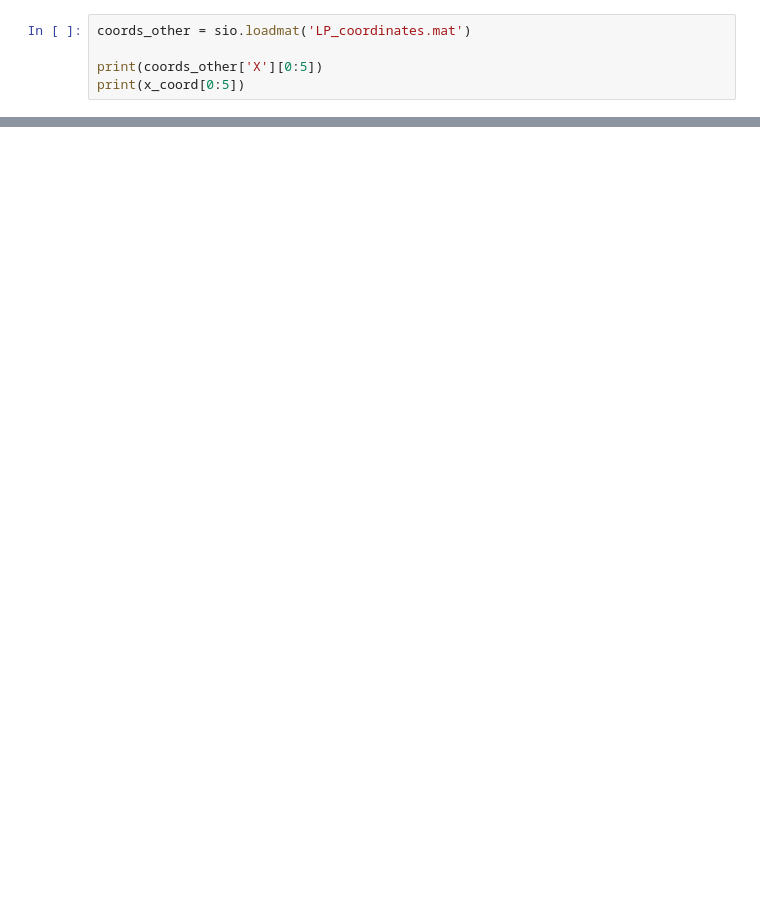
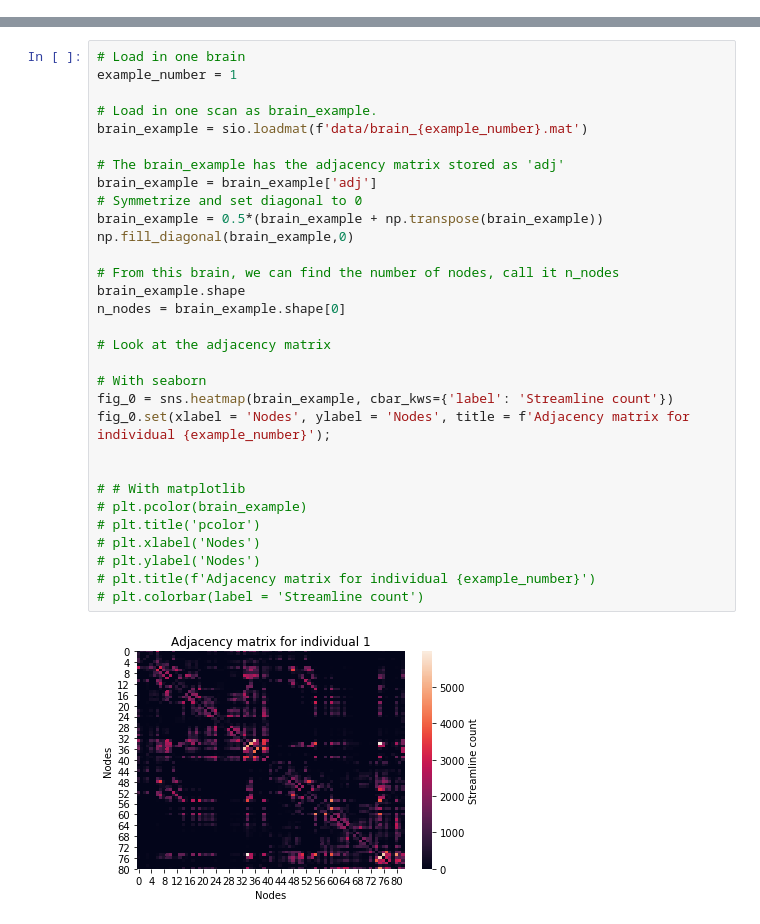
Before and after one commit to asizemore/ENM_375_lecture_code, a Jupyter notebook: lecture_5_02_04_2020/Lecture5_02_04_2020_dev.ipynb, the cells around one changed output, grey strips where cells are left out. Drawn from its saved outputs; the diff is of its cells as text; blank space fills up the shorter version.

```diff
--- a/lecture_5_02_04_2020/Lecture5_02_04_2020_dev.ipynb
+++ b/lecture_5_02_04_2020/Lecture5_02_04_2020_dev.ipynb
@@ -171,5 +0,0 @@ fig = sns.distplot(z_coord)
-# %%
-coords_other = sio.loadmat('LP_coordinates.mat')
-
-print(coords_other['X'][0:5])
-print(x_coord[0:5])
@@ -177,0 +37,33 @@ coords_other['X'].shape
+# %%
+# Load in one brain
+example_number = 1
+
+# Load in one scan as brain_example.
+brain_example = sio.loadmat(f'data/brain_{example_number}.mat')
+
+# The brain_example has the adjacency matrix stored as 'adj'
+brain_example = brain_example['adj']
+# Symmetrize and set diagonal to 0
+brain_example = 0.5*(brain_example + np.transpose(brain_example))
+np.fill_diagonal(brain_example,0)
+
+# From this brain, we can find the number of nodes, call it n_nodes
+brain_example.shape
+n_nodes = brain_example.shape[0]
+
+# Look at the adjacency matrix
+
+# With seaborn
+fig_0 = sns.heatmap(brain_example, cbar_kws={'label': 'Streamline count'})
+fig_0.set(xlabel = 'Nodes', ylabel = 'Nodes', title = f'Adjacency matrix for individual {example_number}');
+
+
+# # With matplotlib
+# plt.pcolor(brain_example)
+# plt.title('pcolor')
+# plt.xlabel('Nodes')
+# plt.ylabel('Nodes')
+# plt.title(f'Adjacency matrix for individual {example_number}')
+# plt.colorbar(label = 'Streamline count')
+# %% [output]
+[figure, added]
```
Also changed, not shown: parts of 36 cells of this notebook, 2 other files.
